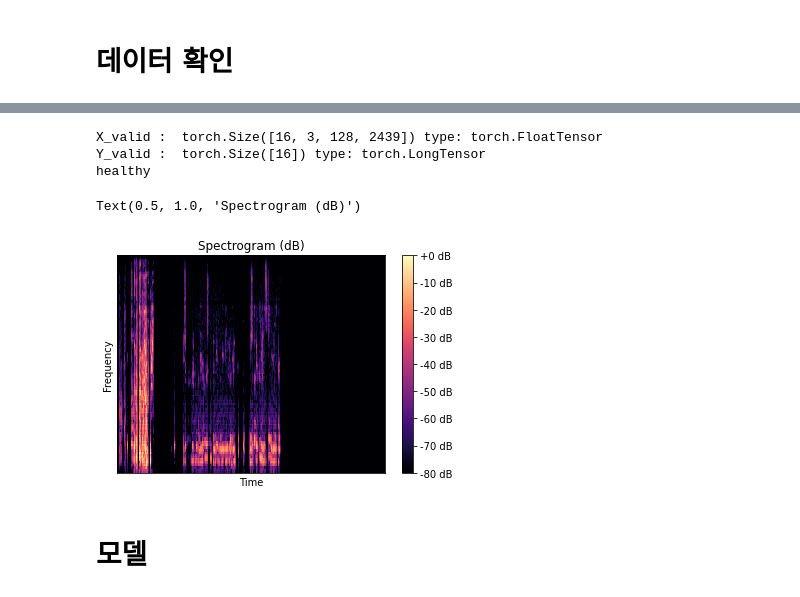
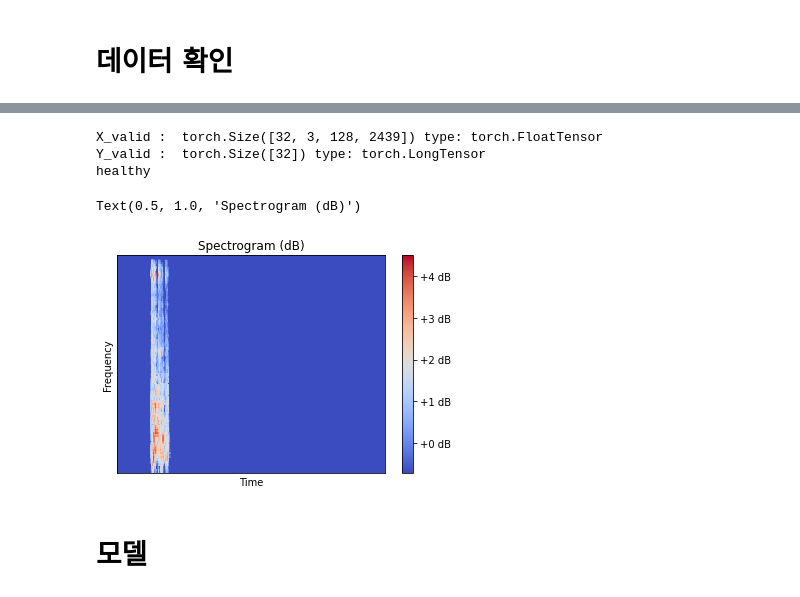
Before and after one commit to bub3690/dacon_study, a Jupyter notebook: covid19/models/Baseline-mel-kfold-ros.ipynb, the cells around one changed output, grey strips where cells are left out. Cells and saved outputs as stored; diff of their text form; code cells hidden in the pictures.

```diff
--- a/covid19/models/Baseline-mel-kfold-ros.ipynb
+++ b/covid19/models/Baseline-mel-kfold-ros.ipynb
@@ -200,9 +200,16 @@ hop_length= np.int64( np.ceil(win_length/4) ) #  얼마만큼 시간 주기(samp
 #hop_length가 mfcc의 frame수를 결정한다.
 
 
+def get_max_frame(mel_feature):
+
+
+
+
+
+
 
 class covid_dataset(Dataset):
-    def __init__(self,data_path_list,classes,data_num,training,transform=None,augment=None):
+    def __init__(self,data_path_list,classes,data_num,training,transform=None,augment=None,normalize=None):
         #클래스에서 사용할 인자를 받아 인스턴스 변수로 저장하는 일을 한다.
         #예를들면, 이미지의 경로 리스트를 저장하는 일을 하게 된다.
 
@@ -216,6 +223,7 @@ class covid_dataset(Dataset):
         self.classes=classes
         self.transform=transform
         self.augment=augment
+        self.normalize=normalize
 
 
     @classmethod
@@ -248,6 +256,7 @@ class covid_dataset(Dataset):
         num = self.path_list[idx]
         num_str = str(num)
         sig = train_dict[num_str.zfill(5)+'.wav']
+        others = train_df[train_df['id']==num][['age','gender_male','gender_other','respiratory_condition','fever_or_muscle_pain']].to_numpy()
 
         mel_feature = librosa.feature.melspectrogram(y=sig,sr=sr,hop_length=hop_length,n_fft=n_fft)
         mel_feature = librosa.core.power_to_db(mel_feature,ref=np.max)
@@ -259,13 +268,19 @@ class covid_dataset(Dataset):
         if self.transform:
             #print('transform')
             mel_feature=self.transform(mel_feature).type(torch.float32)# 데이터 0~1 정규화
-            mel_feature=torch.stack([mel_feature,mel_feature,mel_feature])# 3채널로 복사.
+            others = self.transform(others).type(torch.float32)
+            mel_feature=torch.stack([mel_feature,mel_feature,mel_feature])# 3채널d로 복사.
             if self.training:
                 mel_feature=self.augment(mel_feature)
+            others = others[0,0,:]#squeeze 대신
             mel_feature = mel_feature.squeeze(dim=1)
+            # global normalize
+            if self.normalize:
+                mel_feature=self.normalize(mel_feature)
+
         else:
             #print("else")
             mel_feature = torch.from_numpy(mel_feature).type(torch.float32)
             mel_feature=mel_feature.unsqueeze(0)#cnn 사용위해서 추가
             #MFCCs = MFCCs.permute(2, 0, 1)
-        return mel_feature, self.classes.index(self.label[idx])
+        return mel_feature, self.classes.index(self.label[idx]),others
@@ -272,6 +351,6 @@ class covid_dataset(Dataset):
 # %%
 #3. 하이퍼 파라미터
-BATCH_SIZE =  16 #한 배치당 16개 음성데이터
+BATCH_SIZE =  32 #한 배치당 16개 음성데이터
 EPOCHS = 40 # 전체 데이터 셋을 50번 반복
 # %%
 #DATA LOADER 함수가 BATCH_size 단위로 분리해 지정.
@@ -290,6 +369,7 @@ train_loader = torch.utils.data.DataLoader(dataset =
                                                    T.TimeMasking(time_mask_param=240),
                                                    T.FrequencyMasking(freq_mask_param=13)
                                                ]),
+                                               normalize=transforms.Normalize((-69.00234 , -69.00234,-69.00234), (15.334582,15.334582,15.334582)),
                                            ),
                                            batch_size = BATCH_SIZE,
                                            shuffle = True,
@@ -300,6 +380,7 @@ validation_loader = torch.utils.data.DataLoader(dataset =
                                                X_valid_list,
                                                classes,
                                                transform = transforms.ToTensor(),
+                                               normalize=transforms.Normalize((-69.00234 , -69.00234,-69.00234), (15.334582,15.334582,15.334582)),
                                                data_num=0,
                                                training=False
                                            ),
@@ -309,7 +390,7 @@ validation_loader = torch.utils.data.DataLoader(dataset =
 # 데이터 확인
 # %%
 # 4. 데이터 확인하기
-for (X_train,Y_train) in train_loader:
+for (X_train,Y_train,others) in train_loader:
     print("X_train : ",X_train.size(),'type:',X_train.type())
     print("Y_train : ",Y_train.size(),'type:',Y_train.type())
     break
@@ -327,24 +411,24 @@ TypeError: 'NoneType' object is not callable
 # %%
 #valiation set 확인
-for (X_valid,Y_valid) in validation_loader:
+for (X_valid,Y_valid,others) in validation_loader:
     print("X_valid : ",X_valid.size(),'type:',X_valid.type())
     print("Y_valid : ",Y_valid.size(),'type:',Y_valid.type())
     break
 
 print(classes[Y_valid[0]])
 librosa.display.specshow(X_valid[0][0].numpy(), sr=sr, hop_length=hop_length)
 plt.xlabel("Time")
 plt.ylabel("Frequency")
 plt.colorbar(format='%+2.0f dB')
 plt.title("Spectrogram (dB)")
 
 #batch: 32 / 3채널 / frame수: 500  /  feature수: 13
 # %% [output]
-X_valid :  torch.Size([16, 3, 128, 2439]) type: torch.FloatTensor
-Y_valid :  torch.Size([16]) type: torch.LongTensor
+X_valid :  torch.Size([32, 3, 128, 2439]) type: torch.FloatTensor
+Y_valid :  torch.Size([32]) type: torch.LongTensor
 healthy
 Text(0.5, 1.0, 'Spectrogram (dB)')
-[figure, old version]
+[figure, new version]
 # %% [markdown]
 # 모델
 # %%
```
Also changed, not shown: parts of 16 cells of this notebook, 3 other files.
